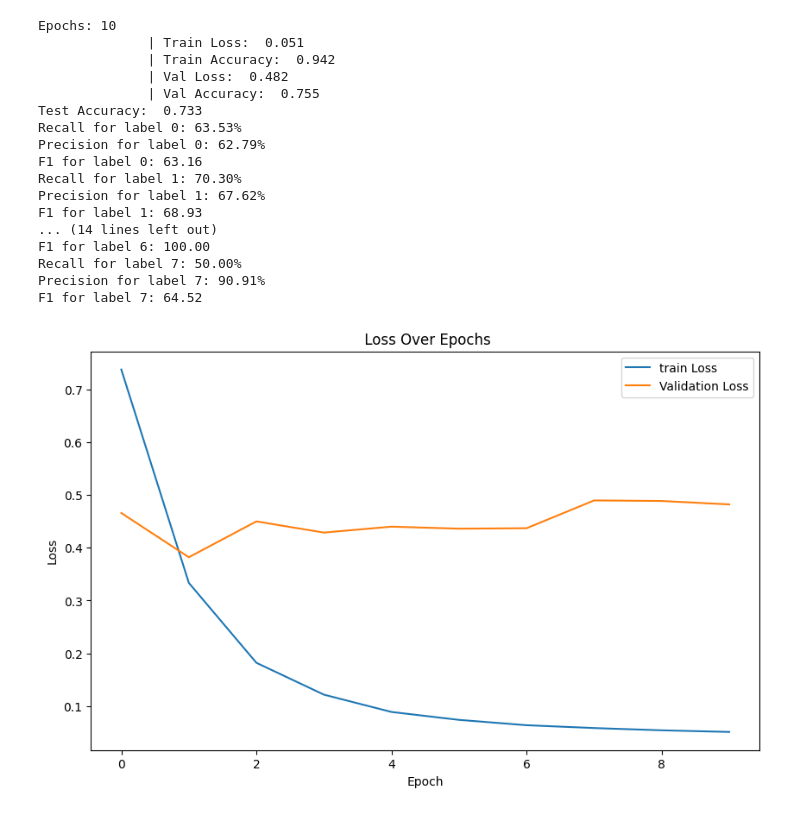
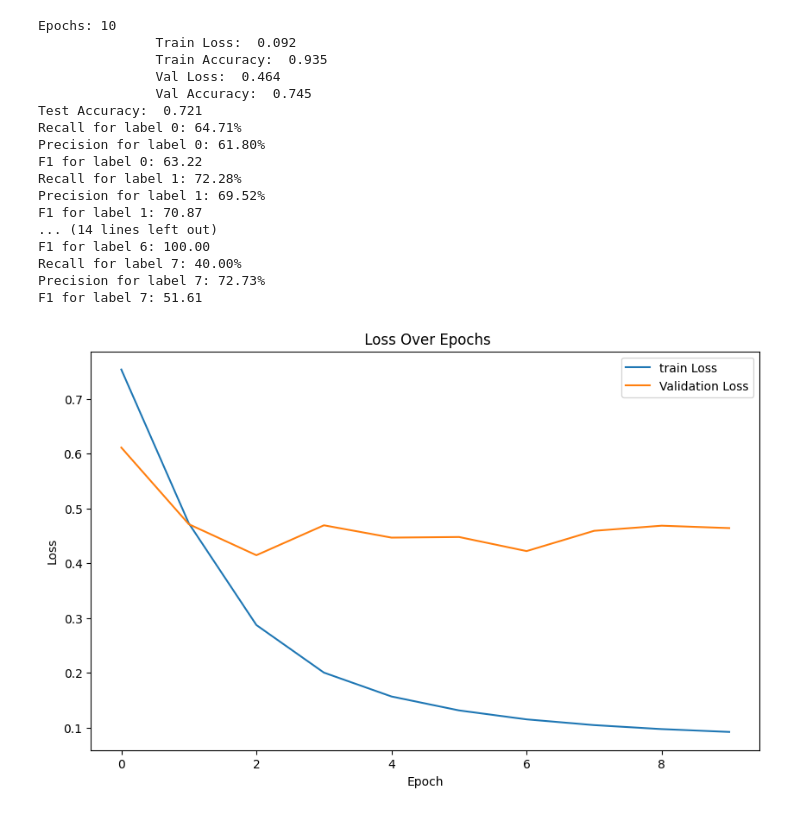
Before and after one commit to Kee386735501/user_stories_classification, a Jupyter notebook: user_stories_bert.ipynb, the cells around one changed output. Cells and saved outputs as stored; diff of their text form; code cells hidden in the pictures.

Commit message:
bert change

```diff
--- a/user_stories_bert.ipynb
+++ b/user_stories_bert.ipynb
@@ -9,6 +9,10 @@ from tqdm import tqdm
 from torch.optim.lr_scheduler import ExponentialLR
 import matplotlib.pyplot as plt
 from torch.utils.data import DataLoader, Dataset
+
+"""
+this method is used Bert to classifies all user stories into 8 labels (include the functional and non-functional user stories)
+"""
 
 #dataload
 df = pd.read_csv('dataset/user_stories_data.csv')
@@ -178,7 +182,7 @@ df_train, df_val, df_test = np.split(df.sample(frac=1, random_state=42),
                                      [int(.8*len(df)), int(.9*len(df))])
 EPOCHS = 10
 model = BertClassifier()
-LR = 2e-6
+LR = 5e-6
 train_loss=[]
 val_loss=[]
 train_acc=[]
@@ -206,5 +210,7 @@ plt.ylabel('accuracy')
 plt.title('accuracy Over Epochs')
 plt.legend()
 plt.show()
+model_path = './bert_classifier.pth'  # Save to the current directory
+torch.save(model.state_dict(), model_path)
 # %% [output]
 Epochs: 1
@@ -255,18 +261,18 @@ Epochs: 9
 Epochs: 10
-              | Train Loss:  0.051
-              | Train Accuracy:  0.942
-              | Val Loss:  0.482
-              | Val Accuracy:  0.755
-Test Accuracy:  0.733
-Recall for label 0: 63.53%
-Precision for label 0: 62.79%
-F1 for label 0: 63.16
-Recall for label 1: 70.30%
-Precision for label 1: 67.62%
-F1 for label 1: 68.93
+               Train Loss:  0.092
+               Train Accuracy:  0.935
+               Val Loss:  0.464
+               Val Accuracy:  0.745
+Test Accuracy:  0.721
+Recall for label 0: 64.71%
+Precision for label 0: 61.80%
+F1 for label 0: 63.22
+Recall for label 1: 72.28%
+Precision for label 1: 69.52%
+F1 for label 1: 70.87
 ... (14 lines left out)
 F1 for label 6: 100.00
-Recall for label 7: 50.00%
-Precision for label 7: 90.91%
-F1 for label 7: 64.52
+Recall for label 7: 40.00%
+Precision for label 7: 72.73%
+F1 for label 7: 51.61
-[figure, old version]
+[figure, new version]
```
Also changed, not shown: parts of 7 cells of this notebook.
